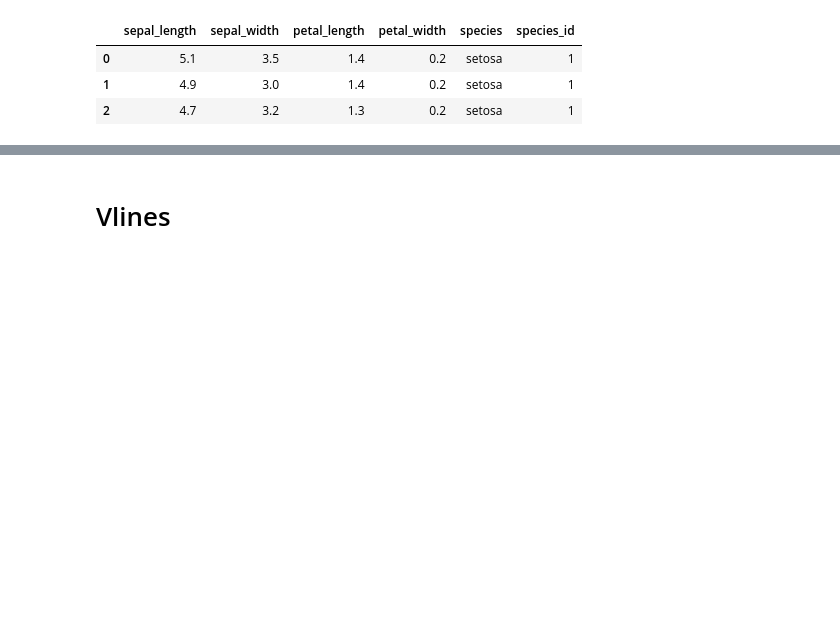
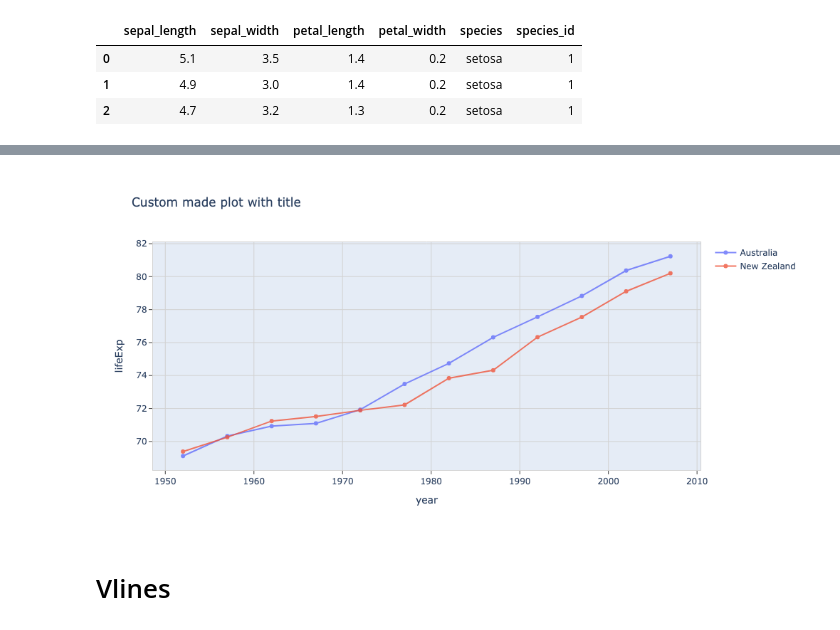
Before and after one commit to SalvatoreMaraniello/snip-py, a Jupyter notebook: examples/plotting-with-plotly.ipynb, the cells around one changed output, grey strips where cells are left out. Drawn from its saved outputs; the diff is of its cells as text; code cells hidden in the pictures; blank space fills up the shorter version.

```diff
--- a/examples/plotting-with-plotly.ipynb
+++ b/examples/plotting-with-plotly.ipynb
@@ -75,24 +89,42 @@ fig.show()
 # %%
 import plotly.subplots
 import plotly.graph_objects as go
 
 import plotly.express as px
 df = px.data.gapminder().query("continent=='Oceania'")
 
 fig = plotly.subplots.make_subplots(rows=1, cols=1)
 col_x, col_y = "year", "lifeExp"
 for country in df.country.unique():
     df_plot = df[df['country'] == country]
     fig.add_trace(
         go.Scatter(
             x=df_plot[col_x],
             y=df_plot[col_y],
             customdata=df_plot['country'],
             hovertemplate = "%{customdata}, %{x:.0f}: life exp.: %{y:.0f}",
-            opacity=0.8, name=country, mode='lines',
+            opacity=0.8, name=country,
+            mode='lines+markers',
+            # mode='lines',
         ),
     )
+
+fig.update_layout(
+    title_text="Custom made plot with title", showlegend=True,
+    xaxis_title=col_x, yaxis_title=col_y,
+    paper_bgcolor='rgba(0,0,0,0)', # transparent background (also for exports to png. Does not make plot area transparent.
+    # plot_bgcolor='rgba(0,200,200,200)' # personalise plot area color
+)
+axis_options = dict( mirror=True, ticks='outside', showline=True, linecolor='lightgrey', gridcolor='lightgrey')
+fig.update_xaxes(**axis_options)
+fig.update_yaxes(**axis_options)
 fig.show()
+# plot as png for visualisation in github
+fig.show('png', height=500, width=1000)
+# write png
+fig.write_image(f"./data/plotting-with-plotly/line-plot.png", scale=2.0, height=500, width=1000)
+# %% [output]
+[figure, added]
 # %% [markdown]
 # Vlines
 # %%
```
Also changed, not shown: parts of 8 cells of this notebook, 1 other file.
